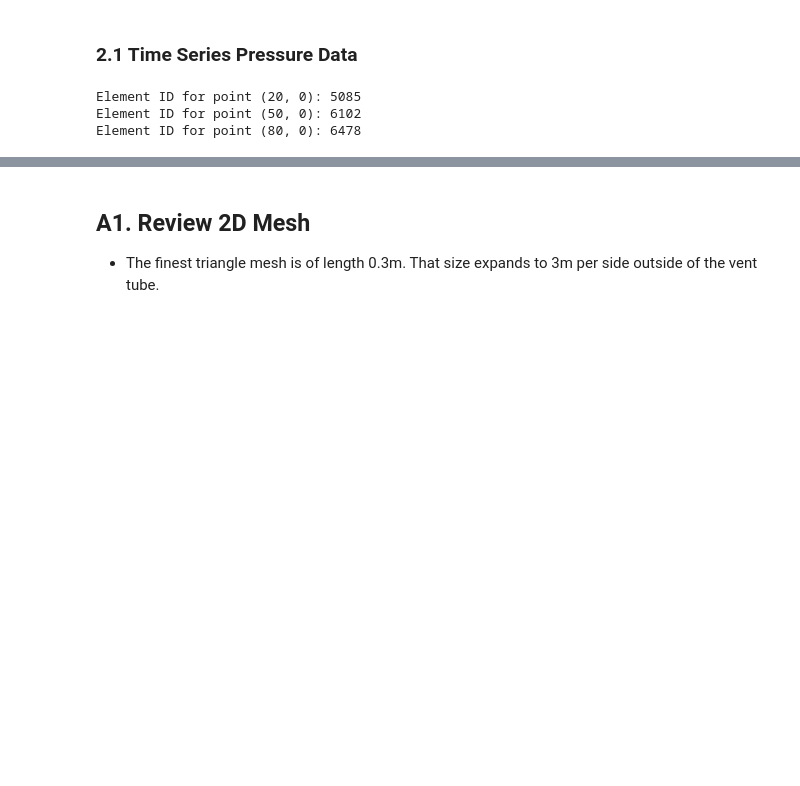
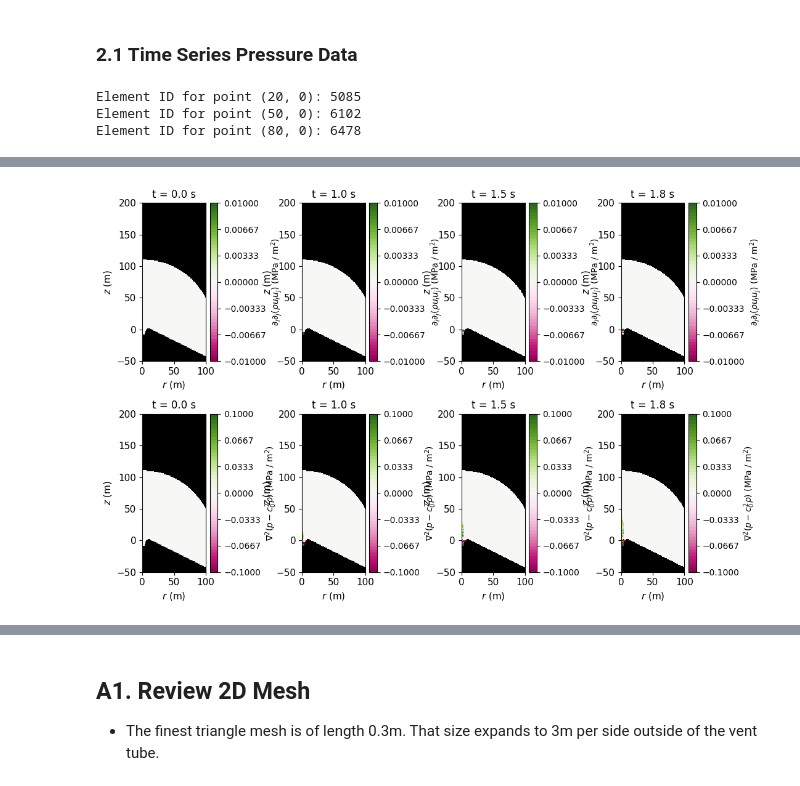
Before and after one commit to paxtonsc/volcano-sims, a Jupyter notebook: notebooks/2025.07.30.infrasound.ipynb, the cells around one changed output, grey strips where cells are left out. Saved outputs shown, nothing was run; the diff lists cells and outputs as text; code cells hidden in the pictures; blank space fills up the shorter version.

```diff
--- a/notebooks/2025.07.30.infrasound.ipynb
+++ b/notebooks/2025.07.30.infrasound.ipynb
@@ -164,0 +399,77 @@ Text(0.5, 0.01, 'time (s)')
+# %%
+# Evaluate matrix T
+T00_inertial = mg_rho * mg_u * mg_u
+T01_inertial = mg_rho * mg_u * mg_v
+T10_inertial = mg_rho * mg_v * mg_u
+T11_inertial = mg_rho * mg_v * mg_v
+
+# Mixed derivative (symmetric)
+d2T01 = (np.diff(np.diff(T01_inertial, axis=-1), axis=-2) / dx) / dy
+
+# d^2(T00)/dx^2
+T00_foldy = 0.5 * (T00_inertial[:,1:,:] + T00_inertial[:,:-1,:])
+d2T00 = T00_foldy[:,:,3:] - T00_foldy[:,:,2:-1] - T00_foldy[:,:,1:-2] + T00_foldy[:,:,0:-3]
+# d^2(T11)/dy^2
+T11_foldx = 0.5 * (T11_inertial[:,:,1:] + T11_inertial[:,:,:-1])
+d2T11 = T11_foldx[:,3:,:] - T11_foldx[:,2:-1,:] - T11_foldx[:,1:-2,:] + T11_foldx[:,0:-3,:]
+
+# Evaluate Lighthill analogy source at cell center, for interior cells (discard boundary cells)
+dijTij_inertial = d2T00[:,1:-1,:] + 2 * d2T01[:,1:-1,1:-1] + d2T11[:,:,1:-1]
+# %%
+import matplotlib
+fig, ax = plt.subplots(2, 4, figsize=(10.5,7))
+
+levels = np.linspace(-1e4, 1e4, 50) / 1e6
+# t_indices = [3, 9, 36, 72]
+t_indices = [0, 10, 15, 18]
+
+for i, t_ind in enumerate(t_indices):
+  ax[0,i].set_facecolor("black")
+  cf = ax[0,i].contourf(int_x, int_y, np.clip(dijTij_inertial[t_ind,:,:] / 1e6, levels[0], levels[-1]), levels=levels, cmap=matplotlib.cm.PiYG)
+  cb = fig.colorbar(cf, label=r"$\partial_i \partial_j (\rho u_i u_j)$ (MPa / m${}^2$)",
+                    # format=matplotlib.ticker.FormatStrFormatter('%.3e')
+                    )
+  ax[0,i].set_xlim(0, 100)
+  ax[0,i].set_ylim(-50, 200)
+  ax[0,i].set_aspect('equal')
+  ax[0,i].set_xlabel("$r$ (m)")
+  ax[0,i].set_ylabel("$z$ (m)")
+  curr_ax = ax[0,i]
+  for item in ([curr_ax.xaxis.label, curr_ax.yaxis.label] +
+                curr_ax.get_xticklabels() + curr_ax.get_yticklabels()):
+    item.set_fontsize(11)
+  cb.set_ticks(np.linspace(levels[0], levels[-1], 7))
+  ax[0,i].set_title(f"t = {round(t_range[t_ind],2)} s")
+  # cb.ax.set_major_formatter(matplotlib.ticker.FormatStrFormatter('%e'))
+
+# fig.tight_layout()
+
+# fig, ax = plt.subplots(1, 3, figsize=(8.5,3.5))
+
+levels = np.linspace(-1e5, 1e5, 50) / 1e6
+# t_indices = [3, 9, 36, 72]
+
+for i, t_ind in enumerate(t_indices):
+  ax[1,i].set_facecolor("black")
+  cf = ax[1,i].contourf(int_x, int_y, np.clip(dijTij_nonlinear[t_ind,:,:] / 1e6, levels[0], levels[-1]), levels=levels, cmap=matplotlib.cm.PiYG)
+  cb = fig.colorbar(cf, label=r"$\nabla^2 (p - c_0^2 \rho)$ (MPa / m${}^2$)",
+                    # format=matplotlib.ticker.FormatStrFormatter('%.3e')
+                    )
+  ax[1,i].set_xlim(0, 100)
+  ax[1,i].set_ylim(-50, 200)
+  ax[1,i].set_aspect('equal')
+  ax[1,i].set_xlabel("$r$ (m)")
+  ax[1,i].set_ylabel("$z$ (m)")
+  curr_ax = ax[1,i]
+  for item in ([curr_ax.xaxis.label, curr_ax.yaxis.label] +
+                curr_ax.get_xticklabels() + curr_ax.get_yticklabels()):
+    item.set_fontsize(11)
+  cb.set_ticks(np.linspace(levels[0], levels[-1], 7))
+  ax[1,i].set_title(f"t = {round(t_range[t_ind],2)} s")
+  # cb.ax.set_major_formatter(matplotlib.ticker.FormatStrFormatter('%e'))
+
+fig.tight_layout()
+plt.draw()
+plt.savefig(f'{BASE_PATH}/volcano_sims/notebooks/charts/lighthill_tensor_double_divergence.png')
+# %% [output]
+[figure, added]
```
Also changed, not shown: parts of 24 cells of this notebook, 13 other files.
